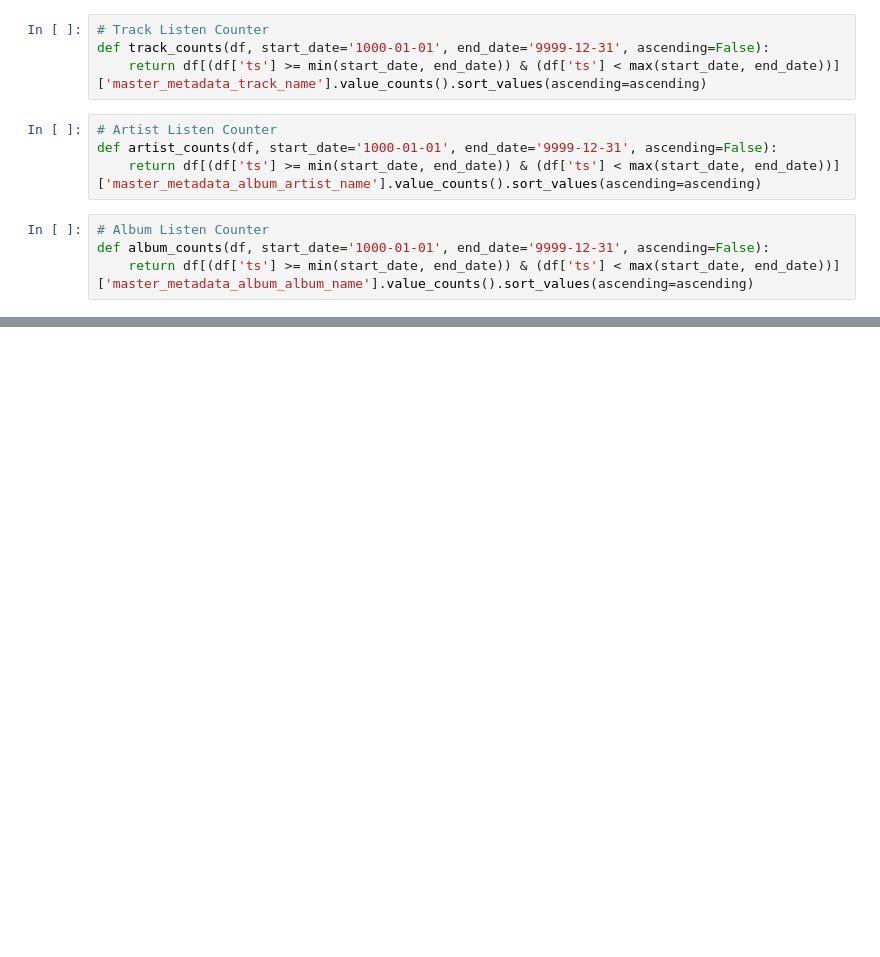
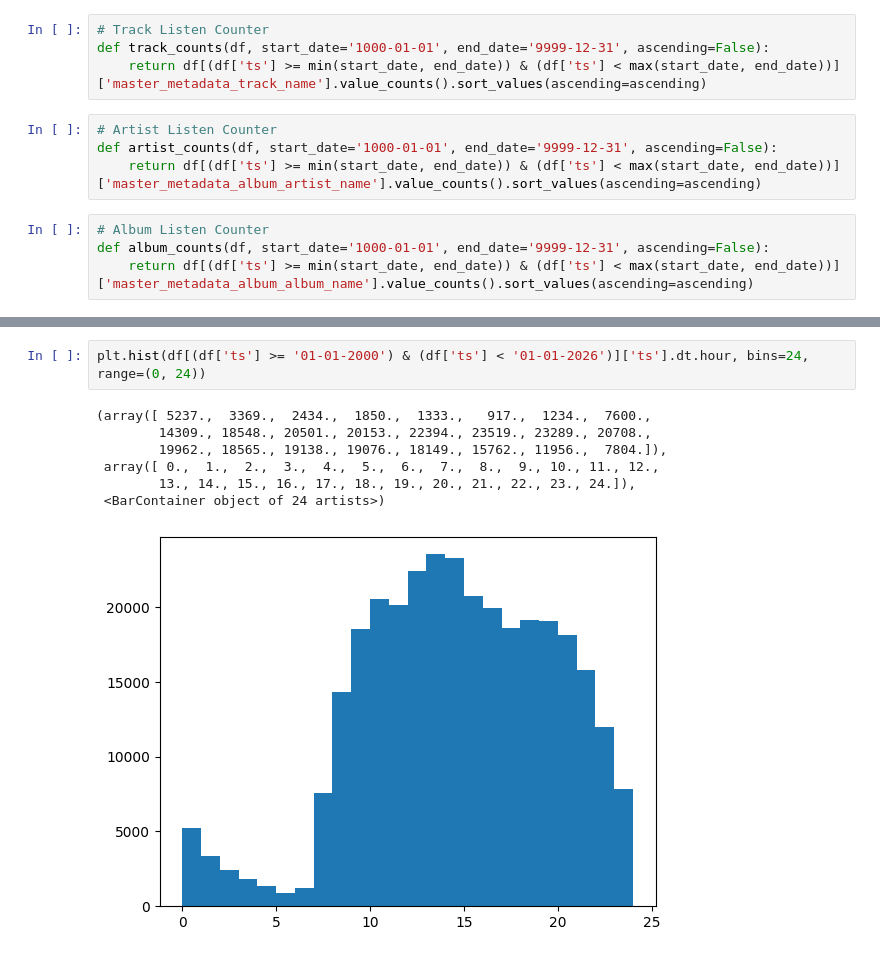
Before and after one commit to madisonweidner/Music-Data-Project, a Jupyter notebook: main.ipynb, the cells around one changed output, grey strips where cells are left out. Cells and saved outputs as stored; diff of their text form; blank space fills up the shorter version.

```diff
--- a/main.ipynb
+++ b/main.ipynb
@@ -78,0 +114,10 @@ plt.show()
+# %%
+plt.hist(df[(df['ts'] >= '01-01-2000') & (df['ts'] < '01-01-2026')]['ts'].dt.hour, bins=24, range=(0, 24))
+# %% [output]
+(array([ 5237.,  3369.,  2434.,  1850.,  1333.,   917.,  1234.,  7600.,
+        14309., 18548., 20501., 20153., 22394., 23519., 23289., 20708.,
+        19962., 18565., 19138., 19076., 18149., 15762., 11956.,  7804.]),
+ array([ 0.,  1.,  2.,  3.,  4.,  5.,  6.,  7.,  8.,  9., 10., 11., 12.,
+        13., 14., 15., 16., 17., 18., 19., 20., 21., 22., 23., 24.]),
+ <BarContainer object of 24 artists>)
+[figure, added]
```
Also changed, not shown: parts of 6 cells of this notebook.
